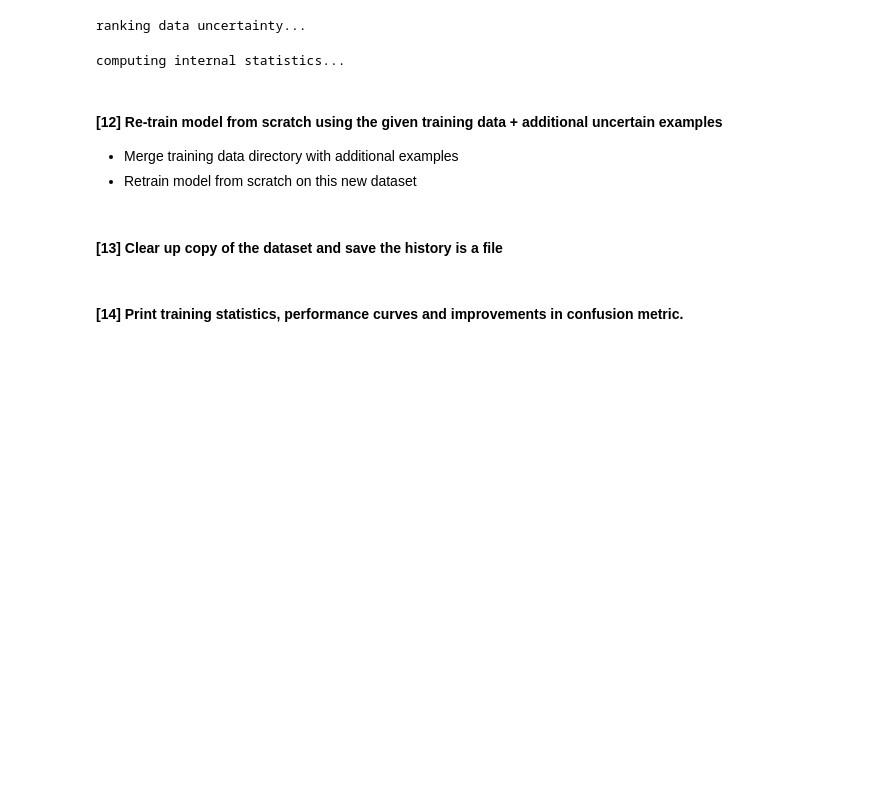
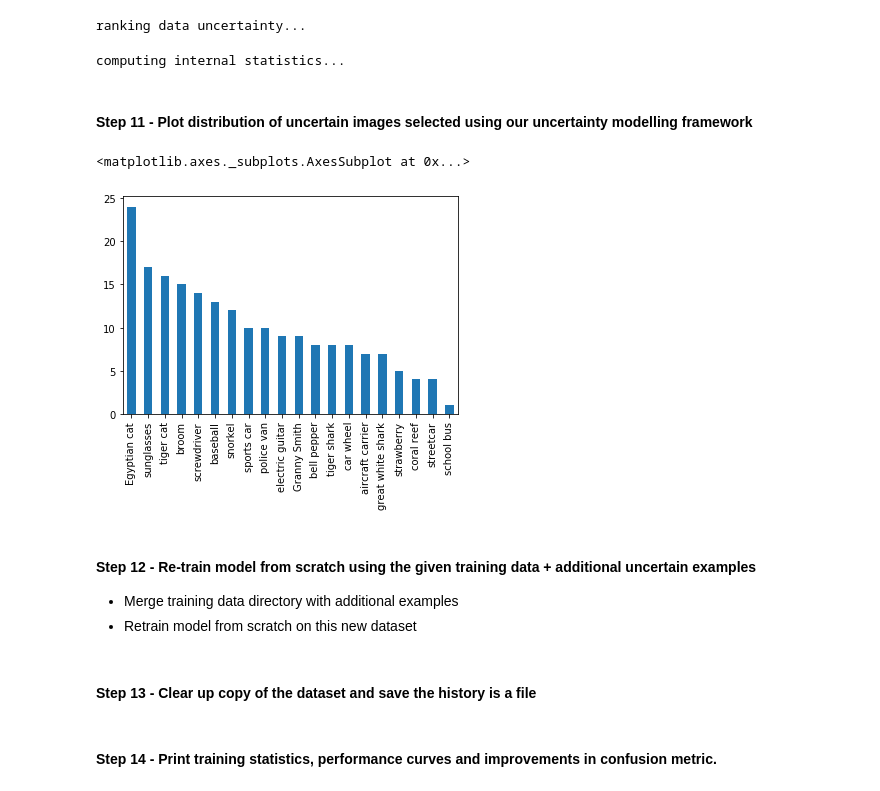
Before and after one commit to UntangleAI/example, a Jupyter notebook: imagenet_actlearn_tutorial.ipynb, the cells around one changed output. Drawn from its saved outputs; the diff is of its cells as text; code cells hidden in the pictures; blank space fills up the shorter version.

Commit message:
FEAT: uncertainty tutorial enhancements
- added different confusion matrices
- added class distribution of sampled images
- added names instead of indices
- added scaled heatmap colormap

```diff
--- a/imagenet_actlearn_tutorial.ipynb
+++ b/imagenet_actlearn_tutorial.ipynb
@@ -314,5 +290,5 @@ def train_with_patience(base_model, train_loader, val_loader, test_loader, lr=0.
 # %%
-model, acc, loss, conf_matrix = trainer.train_with_patience(base_model=model, train_loader=train_loader,
+model, acc, loss, conf_matrix = train_with_patience(base_model=model, train_loader=train_loader,
                                                                     val_loader=val_loader, test_loader=test_loader,
                                                                     lr=args.lr, max_epochs=args.num_epochs,
                                                                     patience=args.patience, print_freq=50,
@@ -319,0 +298,24 @@ model, acc, loss, conf_matrix = trainer.train_with_patience(base_model=model, tr
+# %%
+synset20toID_Map = {'n01484850': '0', 'n01491361': '1', 'n02123159': '2', 'n02124075': '3', 'n02687172': '4', 'n02799071': '5',
+                    'n02906734': '6', 'n02974003': '7', 'n03272010': '8', 'n03977966': '9', 'n04146614': '10', 'n04154565': '11',
+                    'n04251144': '12','n04285008': '13', 'n04335435': '14', 'n04356056': '15', 'n07720875': '16',
+                    'n07742313': '17', 'n07745940': '18', 'n09256479': '19'}
+
+synset_map_path = os.path.join(data_path, 'synset_mapping.txt')
+label_map_path = os.path.join(data_path, 'label_mapping.txt')
+if (not os.path.exists(synset_map_path)):
+    raise FileNotFoundError(synset_map_path)
+if (not os.path.exists(label_map_path)):
+    raise FileNotFoundError(label_map_path)
+
+synset_df = pd.read_csv(synset_map_path, delimiter=':', names=['label', 'synset'], dtype=str)
+df_obj = synset_df.select_dtypes(['object'])
+synset_df[df_obj.columns] = df_obj.apply(lambda x: x.str.strip())
+label_df = pd.read_csv(label_map_path, delimiter=':', names=['label', 'name'], dtype=str)
+synset20_df = pd.DataFrame(list(synset20toID_Map.items()), columns=['synset', 'label'])
+
+df_merge = pd.merge(synset20_df, synset_df, on='synset', how='left', validate='one_to_one')
+df_merge = pd.merge(df_merge, label_df, left_on='label_y', right_on='label', how='left', validate='one_to_one')
+df_obj = df_merge.select_dtypes(['object'])
+df_merge[df_obj.columns] = df_obj.apply(lambda x: x.str.strip())
+ID2Name_Map = dict(zip(df_merge.label_x, df_merge.name))
@@ -349,4 +364,10 @@ else:
 # %%
+import sys
+sys.path.append('..')
+import untangle
+from untangle import UntangleAI
+untangle_ai = UntangleAI()
+
 class ImgPathAndTensor(datasets.ImageFolder):
     def __getitem__(self, index):
         # this is what ImageFolder normally returns
@@ -363,8 +384,6 @@ if(not os.path.exists(base_uncertainty_path)):
     os.makedirs(base_uncertainty_path)
 uncertainty_store_path = os.path.join(base_uncertainty_path, '{}_uncertainty'.format(args.mname))
 
-keys = [str(item) for item in range(args.num_classes)]
-ID2Name_Map = dict(zip(keys, keys)) # class index to class name mapping. Defaults to index as names
 unlabelled_set = ImgPathAndTensor(pool_path, transform=in_transform) # returns dataset that generates img_paths and img_tensors
 data_loader = torch.utils.data.DataLoader(unlabelled_set, batch_size=args.batch_size, shuffle=False, num_workers=1)
 ranking_df = untangle_ai.rank_data(model, data_loader, uncertainty_store_path, base_out_path=None, ID2Name_Map=ID2Name_Map, args=args)
@@ -375,8 +394,22 @@ uncertain_examples = list(ranking_df['img_path'])
 # %% [output]
 ranking data uncertainty...
 computing internal statistics...
+# %% [markdown]
+#### Step 11 - Plot distribution of uncertain images selected using our uncertainty modelling framework
+# %%
+synsets = []
+for img_path in uncertain_examples:
+    synset = img_path.split('/')[-1].split('_')[0].strip()
+    synsets.append(synset)
+
+index_list = [synset20toID_Map[synset] for synset in synsets]
+names_list = [ID2Name_Map[str(idx)] for idx in index_list]
+pd.Series(names_list).value_counts().plot('bar')
+# %% [output]
+<matplotlib.axes._subplots.AxesSubplot at 0x...>
+[figure, added]
 # %% [markdown]
-#### [12] Re-train model from scratch using the given training data + additional uncertain examples
+#### Step 12 - Re-train model from scratch using the given training data + additional uncertain examples
 
 * Merge training data directory with additional examples
 * Retrain model from scratch on this new dataset
@@ -397,7 +430,7 @@ _, retrain_acc, retrain_loss, retrain_conf_matrix = train_with_patience(base_mod
                                                                   patience=args.patience, print_freq=50,
                                                                   save_model_path=None)
 # %% [markdown]
-#### [13] Clear up copy of the dataset and save the history is a file
+#### Step 13 - Clear up copy of the dataset and save the history is a file
 # %%
 if(os.path.exists(dataset_path)):
     shutil.rmtree(dataset_path)
@@ -409,4 +442,4 @@ validation_metric['cm'] = [conf_matrix, retrain_cm]
 with open(al_validation_path, 'wb') as F:
     pickle.dump(validation_metric, F, protocol=pickle.HIGHEST_PROTOCOL)
 # %% [markdown]
-#### [14] Print training statistics, performance curves and improvements in confusion metric.
+#### Step 14 - Print training statistics, performance curves and improvements in confusion metric.
```
Also changed, not shown: parts of 21 cells of this notebook.
